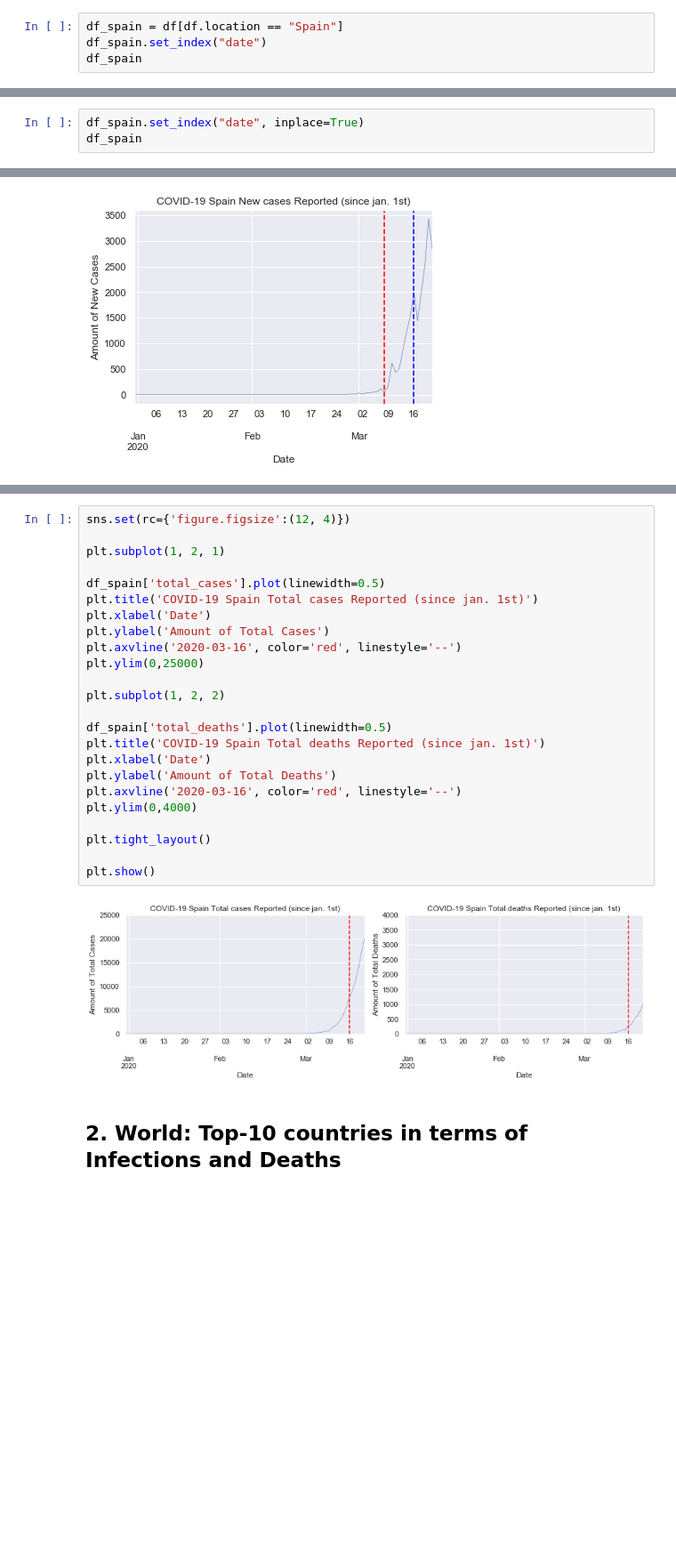
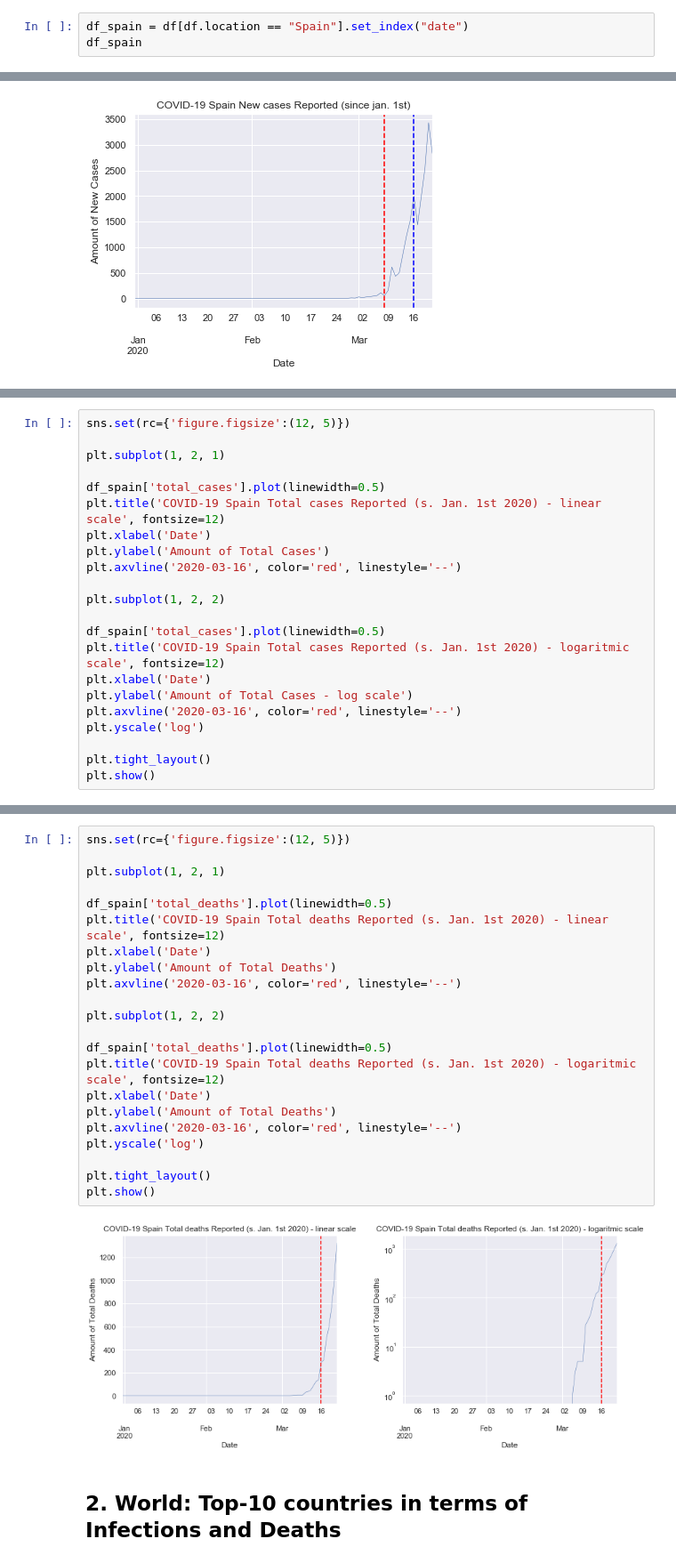
Before and after one commit to mrentem/The_Bridge_DS_projects_Python, a Jupyter notebook: Temary/Proyectos_y_Ejercicios/Coronavirus/Coronavirus mrentem.ipynb, the cells around one changed output, grey strips where cells are left out. Shown at 89% size. Cells and saved outputs as stored; diff of their text form; blank space fills up the shorter version.

```diff
--- a/Temary/Proyectos_y_Ejercicios/Coronavirus/Coronavirus mrentem.ipynb
+++ b/Temary/Proyectos_y_Ejercicios/Coronavirus/Coronavirus mrentem.ipynb
@@ -85,7 +85,6 @@ Let's see what's going on with missing values:
 # %% [markdown]
 First, let's filter data related to Spain and set the column 'date' as the Index.
 # %%
-df_spain = df[df.location == "Spain"]
-df_spain.set_index("date")
+df_spain = df[df.location == "Spain"].set_index("date")
 df_spain
 # %% [output]
@@ -105,3 +104,0 @@ df_spain
-# %%
-df_spain.set_index("date", inplace=True)
-df_spain
@@ -173,0 +145,22 @@ As we saw in the previous chart, it is by the first week in March when the curve
+# %%
+sns.set(rc={'figure.figsize':(12, 5)})
+
+plt.subplot(1, 2, 1)
+
+df_spain['total_cases'].plot(linewidth=0.5)
+plt.title('COVID-19 Spain Total cases Reported (s. Jan. 1st 2020) - linear scale', fontsize=12)
+plt.xlabel('Date')
+plt.ylabel('Amount of Total Cases')
+plt.axvline('2020-03-16', color='red', linestyle='--')
+
+plt.subplot(1, 2, 2)
+
+df_spain['total_cases'].plot(linewidth=0.5)
+plt.title('COVID-19 Spain Total cases Reported (s. Jan. 1st 2020) - logaritmic scale', fontsize=12)
+plt.xlabel('Date')
+plt.ylabel('Amount of Total Cases - log scale')
+plt.axvline('2020-03-16', color='red', linestyle='--')
+plt.yscale('log')
+
+plt.tight_layout()
+plt.show()
@@ -174,29 +173,27 @@ As we saw in the previous chart, it is by the first week in March when the curve
 # %%
-sns.set(rc={'figure.figsize':(12, 4)})
+sns.set(rc={'figure.figsize':(12, 5)})
 
 plt.subplot(1, 2, 1)
 
-df_spain['total_cases'].plot(linewidth=0.5)
-plt.title('COVID-19 Spain Total cases Reported (since jan. 1st)')
+df_spain['total_deaths'].plot(linewidth=0.5)
+plt.title('COVID-19 Spain Total deaths Reported (s. Jan. 1st 2020) - linear scale', fontsize=12)
 plt.xlabel('Date')
-plt.ylabel('Amount of Total Cases')
+plt.ylabel('Amount of Total Deaths')
 plt.axvline('2020-03-16', color='red', linestyle='--')
-plt.ylim(0,25000)
 
 plt.subplot(1, 2, 2)
 
 df_spain['total_deaths'].plot(linewidth=0.5)
-plt.title('COVID-19 Spain Total deaths Reported (since jan. 1st)')
+plt.title('COVID-19 Spain Total deaths Reported (s. Jan. 1st 2020) - logaritmic scale', fontsize=12)
 plt.xlabel('Date')
 plt.ylabel('Amount of Total Deaths')
 plt.axvline('2020-03-16', color='red', linestyle='--')
-plt.ylim(0,4000)
+plt.yscale('log')
 
 plt.tight_layout()
-
 plt.show()
 # %% [output]
-[figure, old version]
+[figure, new version]
 # %% [markdown]
 ## 2. World: Top-10 countries in terms of Infections and Deaths
 # %%
```
Also changed, not shown: parts of 14 cells of this notebook, 2 other files.
